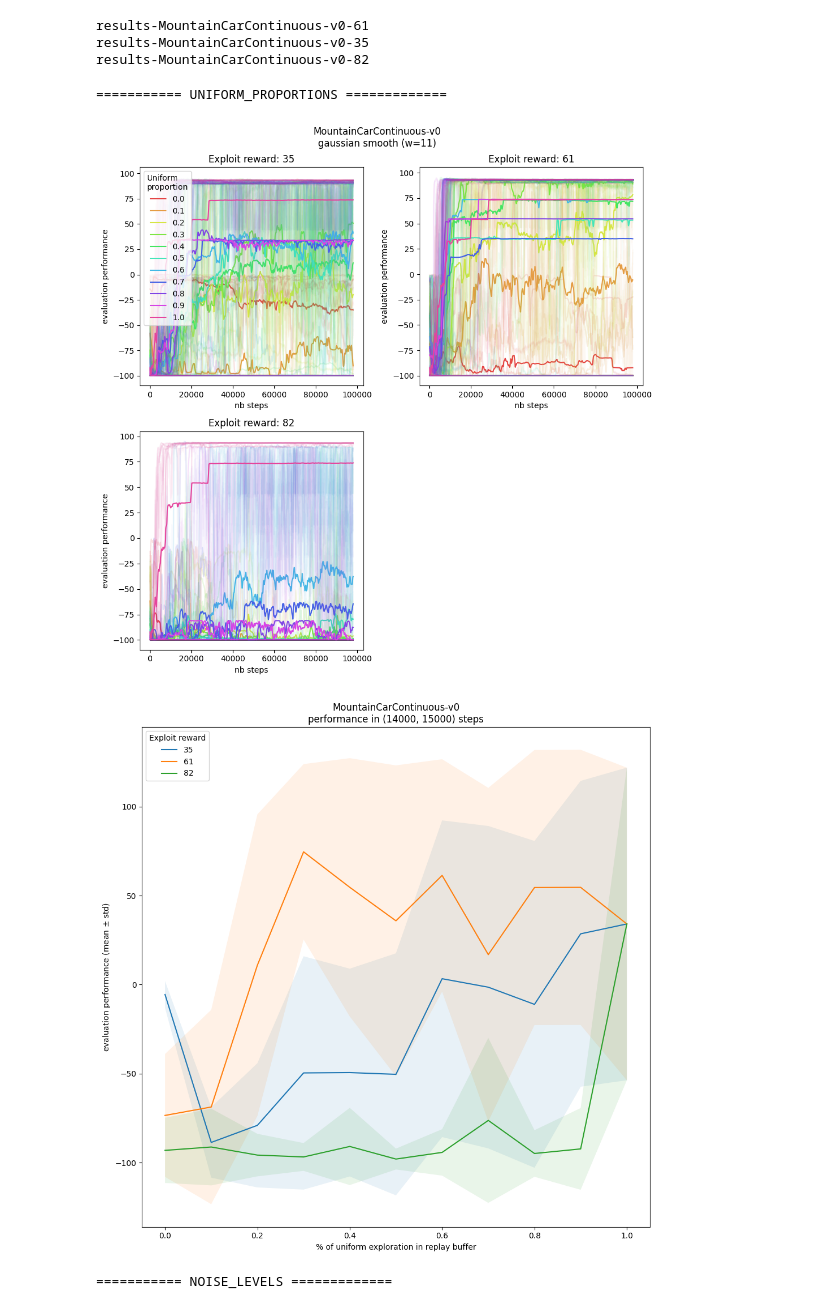
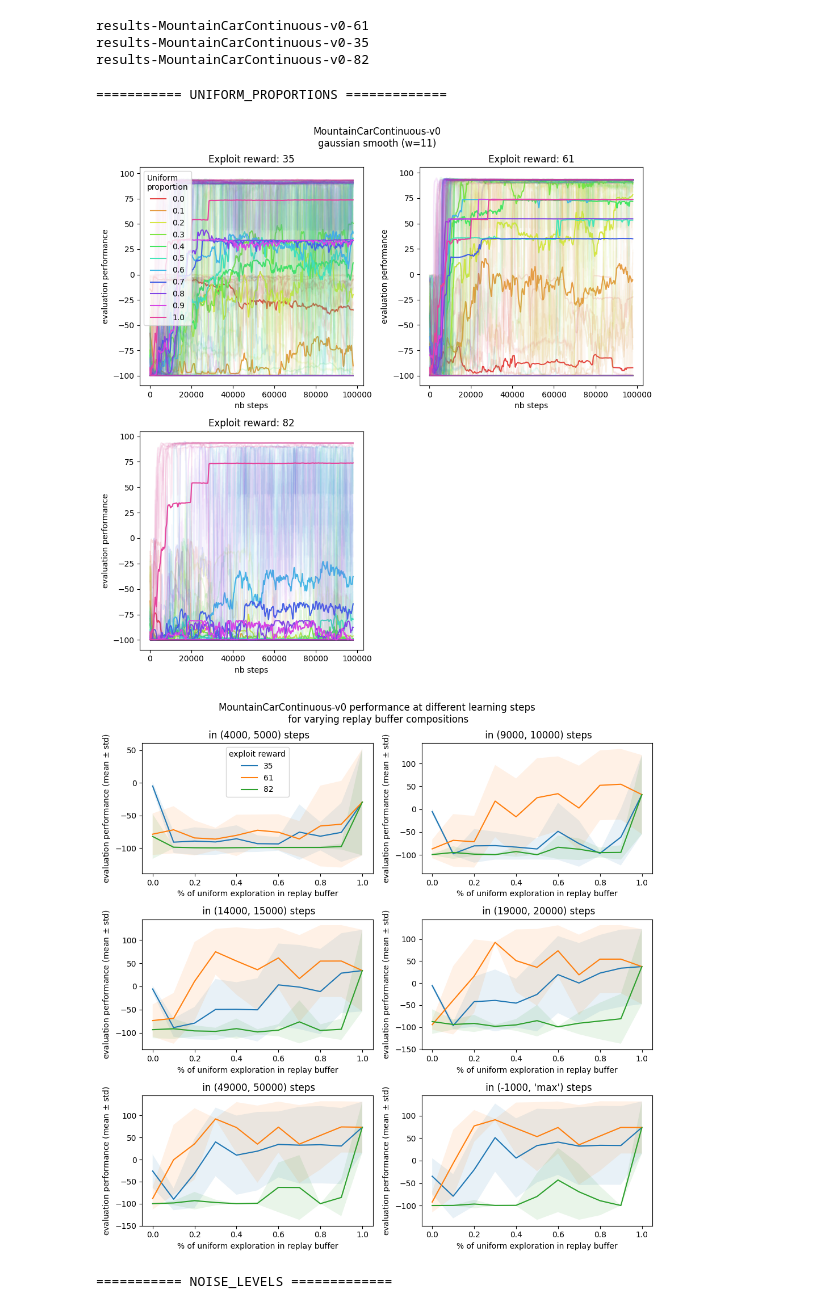
Before and after one commit to milosoundjian/projet-mind, a Jupyter notebook: experiments/notebooks/03-plot_learning_curves.ipynb, the cells around one changed output. Saved outputs shown, nothing was run; the diff lists cells and outputs as text; code cells hidden in the pictures.

Commit message:
add a grid plot perf ~ rb_composition across learning steps

```diff
--- a/experiments/notebooks/03-plot_learning_curves.ipynb
+++ b/experiments/notebooks/03-plot_learning_curves.ipynb
@@ -36,7 +36,7 @@ SMOOTH = True
 SMOOTH_WINDOW = 11  # 11
 SMOOTH_MODE = ("gaussian", "max")[0]
 PLOT_ALL_CURVES = True
-STEP_TO_TAKE = 15_000  # None  # 15_000
+STEPS_TO_TAKE = [5_000, 10_000, 15_000, 20_000, 50_000, None]
 LAST_STEPS = 1000  # 500
 PLOT_MARGIN = 0.05
 
@@ -54,10 +54,10 @@ for rb_composition_type in ("uniform_proportions", "noise_levels"):
 
         env_performances = all_performances[rb_composition_type][env_name]
         n_rewards = len(env_performances)
+
         ncols = 2 if n_rewards > 1 else 1
         nrows = int(np.ceil(n_rewards / ncols))
         fig, axes = plt.subplots(nrows, ncols, figsize=(10, 10))
-
         axes = np.atleast_1d(axes).flatten()
 
         for i_reward, reward in enumerate(sorted(env_performances)):
@@ -68,43 +68,54 @@ for rb_composition_type in ("uniform_proportions", "noise_levels"):
                 PLOT_ALL_CURVES,
                 PLOT_MARGIN,
                 ax=axes[i_reward],
             )
             axes[i_reward].set_title(f"Exploit reward: {reward}")
 
         for ax in axes[i_reward + 1 :]:
             fig.delaxes(ax)
 
         axes[0].legend(
             title="Uniform\nproportion"
             if rb_composition_type == "uniform_proportions"
             else "Action\nnoise",
             loc="upper left",
         )
         fig.suptitle(
             f"{env_name}" + f"\n{SMOOTH_MODE} smooth (w={SMOOTH_WINDOW})"
             if SMOOTH_MODE is not None
             else ""
         )
         plt.tight_layout()
         plt.show()
 
-        fig, ax = plt.subplots(figsize=(10, 10))
-        for reward in sorted(env_performances):
-            plot_rb_compositions(
-                env_performances[reward],
-                SMOOTH_MODE,
-                SMOOTH_WINDOW,
-                STEP_TO_TAKE,
-                LAST_STEPS,
-                ax=ax,
-                label=reward,
+        n_steps = len(STEPS_TO_TAKE)
+        ncols = 2 if n_steps > 1 else 1
+        nrows = int(np.ceil(n_steps / ncols))
+        fig, axes = plt.subplots(nrows, ncols, figsize=(10, 10))
+        axes = np.atleast_1d(axes).flatten()
+        for i_step, step_to_take in enumerate(STEPS_TO_TAKE):
+            for reward in sorted(env_performances):
+                plot_rb_compositions(
+                    env_performances[reward],
+                    SMOOTH_MODE,
+                    SMOOTH_WINDOW,
+                    step_to_take,
+                    LAST_STEPS,
+                    ax=axes[i_step],
+                    label=reward,
+                )
+            axes[i_step].set_title(
+                f" in {(step_to_take-LAST_STEPS, step_to_take) if step_to_take is not None else (-LAST_STEPS,'max')} steps"
             )
+        axes[0].legend(title="exploit reward")
+        for ax in axes[i_step + 1 :]:
+            fig.delaxes(ax)
 
-        plt.legend(title="Exploit reward")
+        fig.suptitle(f"{env_name} performance at different learning steps\n for varying replay buffer compositions")
         plt.tight_layout()
         plt.show()
 # %% [output]
 =========== UNIFORM_PROPORTIONS =============
 [figure]
-[figure, old version]
+[figure, new version]
 =========== NOISE_LEVELS =============
```
Also changed, not shown: 1 other file.
